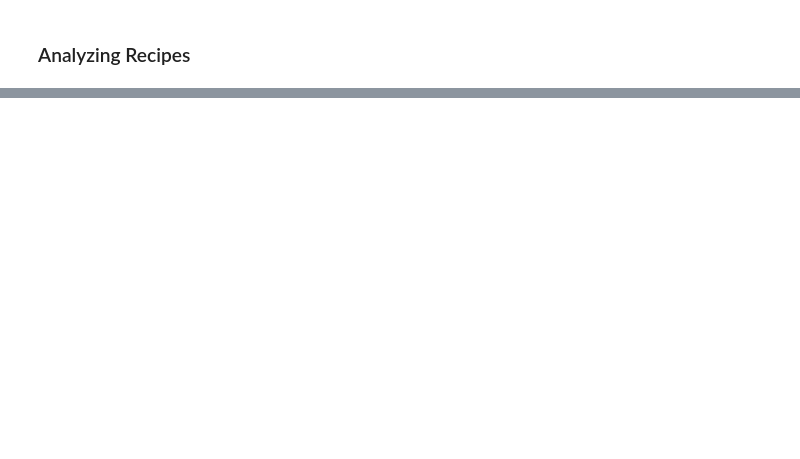
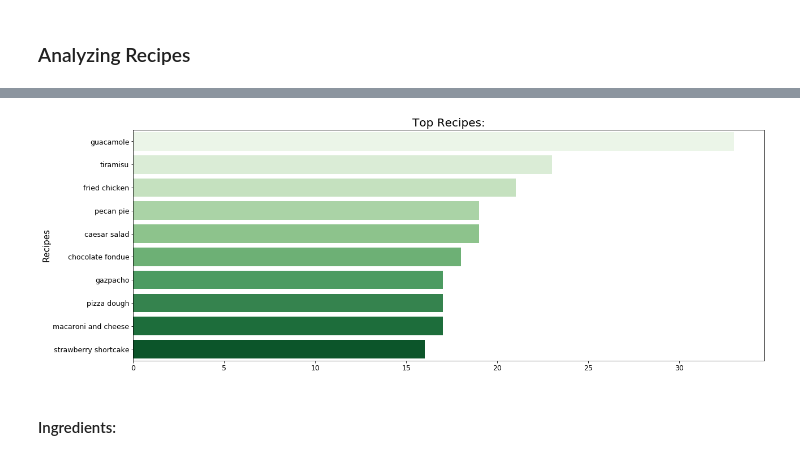
Before and after one commit to CJL89/Recipe_Generator, a Jupyter notebook: Recipe_Creator_Analysis.ipynb, the cells around one changed output, grey strips where cells are left out. Cells and saved outputs as stored; diff of their text form; code cells hidden in the pictures; blank space fills up the shorter version.

```diff
--- a/Recipe_Creator_Analysis.ipynb
+++ b/Recipe_Creator_Analysis.ipynb
@@ -11,15 +11,19 @@ import numpy as np
 # Visuals
 import matplotlib.pyplot as plt
 import seaborn as sns
+sns.set_color_codes()
 
 # Configuring Notebook environment:
-sns.set()
-%matplotlib inline
-%config InlineBackend.figure_format = 'svg'
-
-plt.rcParams['figure.figsize'] = (10.0, 7.5)
+# Set custom preferences for displaying and visualizing data
+# sns.set_style('white')
+pd.set_option('max_colwidth', 120)
+pd.set_option('max_columns', 200)
+pd.set_option('precision', 2)
+plt.rcParams["figure.figsize"] = (10, 7.5)
 pd.set_option('display.max_columns', 100)
 pd.set_option('display.max_rows', 100)
+
+%matplotlib inline
 # %%
 df = pd.read_csv('data/strings/df_clean.csv', index_col=0)
 df.head()
@@ -79,0 +41,3 @@ Name: title, Length: 52474, dtype: int64
+# %%
+top_recipes = df['title'].value_counts()[:10]
+top_recipes
@@ -79,0 +56,15 @@ Name: title, Length: 52474, dtype: int64
+# %%
+plt.figure(figsize=(20, 7.5))
+sns.barplot(x=top_recipes, y=top_recipes.index, palette='Greens')
+plt.title('Top Recipes:', size=20)
+plt.xlabel('', size=15)
+plt.ylabel('Recipes', size=15)
+plt.xticks(size=12.5)
+plt.yticks(size=12.5)
+
+plt.savefig('graphs/top_recipes.png')
+plt.show()
+# %% [output]
+[figure, added]
+# %% [markdown]
+#### Ingredients:
```
Also changed, not shown: parts of 9 cells of this notebook.
